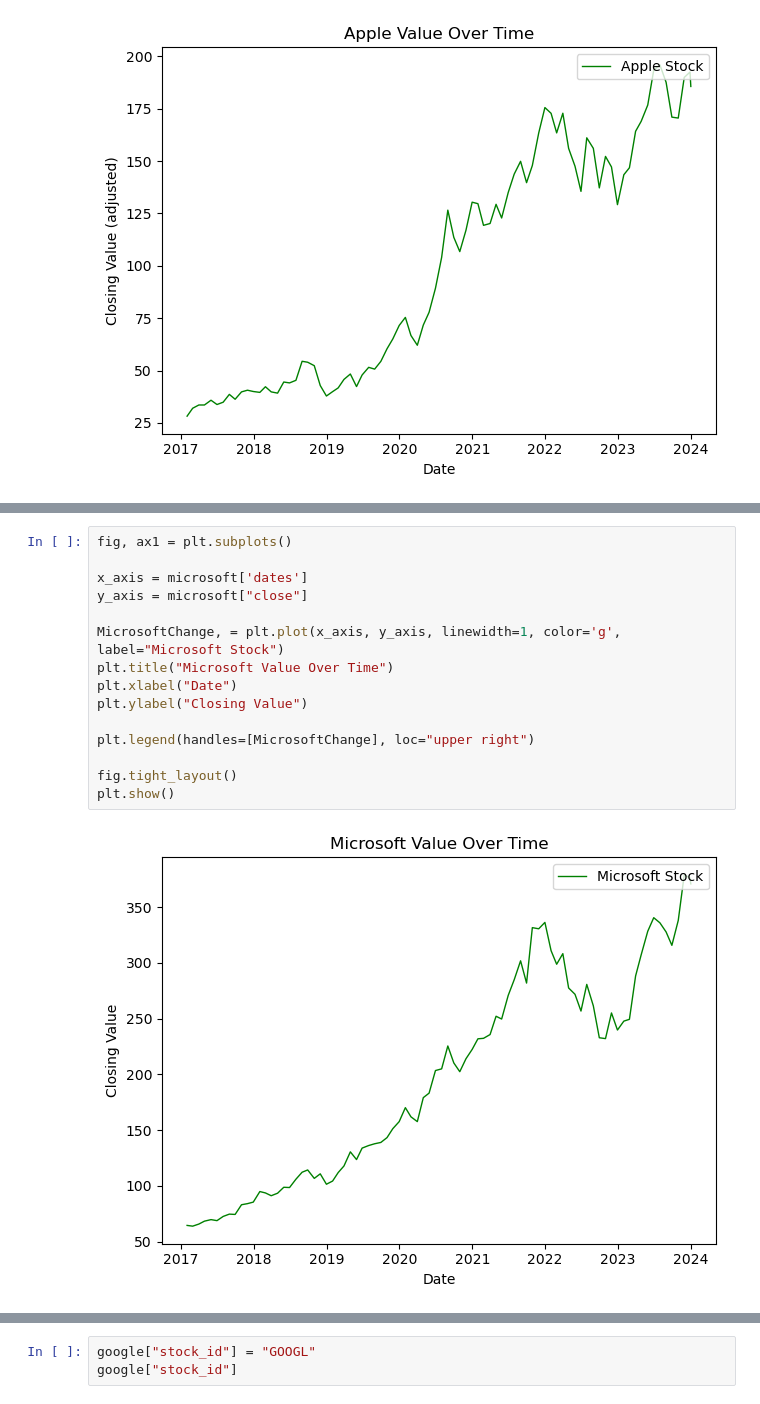
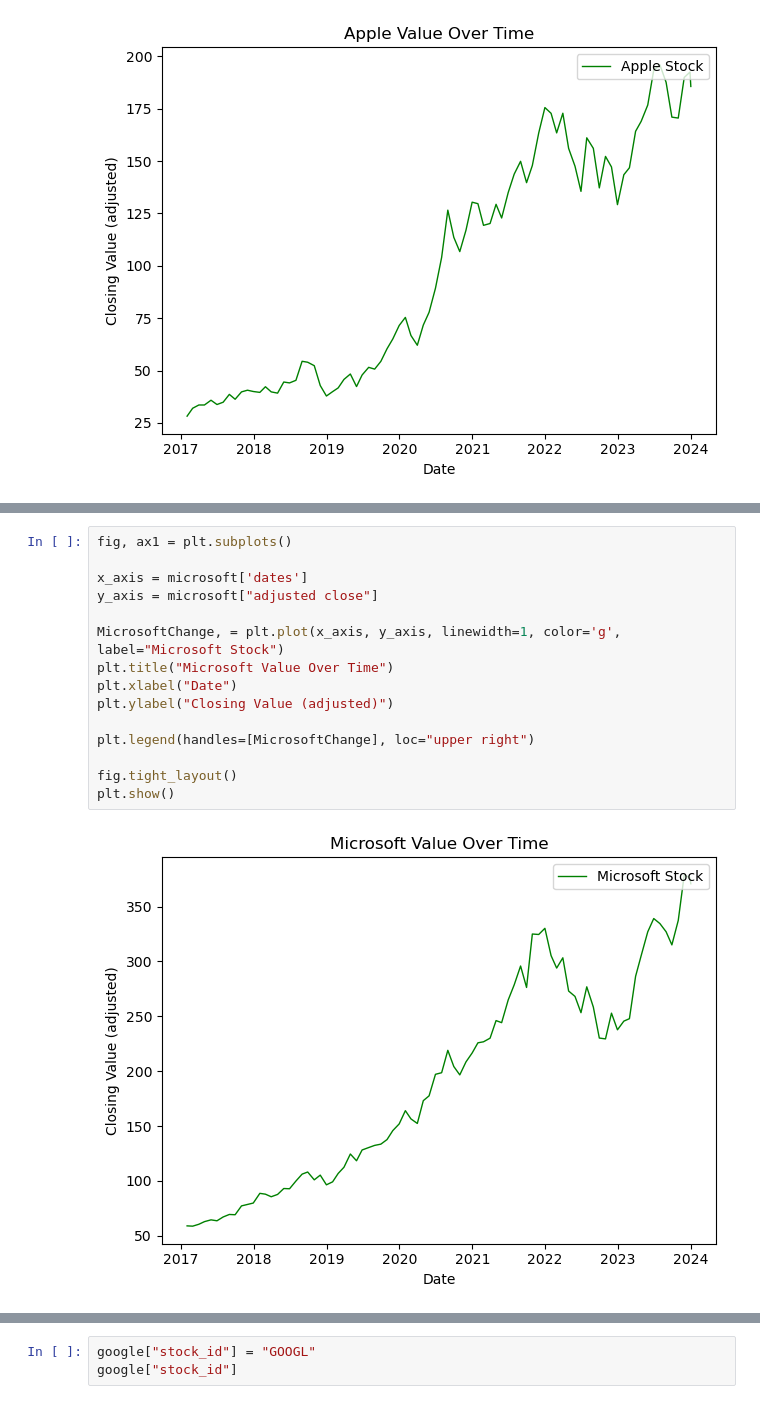
Before and after one commit to emmarush24/Data-Project-3, a Jupyter notebook: Data-Project-3.ipynb, the cells around one changed output, grey strips where cells are left out. Drawn from its saved outputs; the diff is of its cells as text.

```diff
--- a/Data-Project-3.ipynb
+++ b/Data-Project-3.ipynb
@@ -499,20 +499,20 @@ plt.show()
 # %%
 fig, ax1 = plt.subplots()
 
 x_axis = microsoft['dates']
-y_axis = microsoft["close"]
+y_axis = microsoft["adjusted close"]
 
 MicrosoftChange, = plt.plot(x_axis, y_axis, linewidth=1, color='g', label="Microsoft Stock")
 plt.title("Microsoft Value Over Time")
 plt.xlabel("Date")
-plt.ylabel("Closing Value")
+plt.ylabel("Closing Value (adjusted)")
 
 plt.legend(handles=[MicrosoftChange], loc="upper right")
 
 fig.tight_layout()
 plt.show()
 # %% [output]
-[figure, old version]
+[figure, new version]
 # %%
 fig, ax1 = plt.subplots()
 
```
Also changed, not shown: parts of 6 cells of this notebook.
